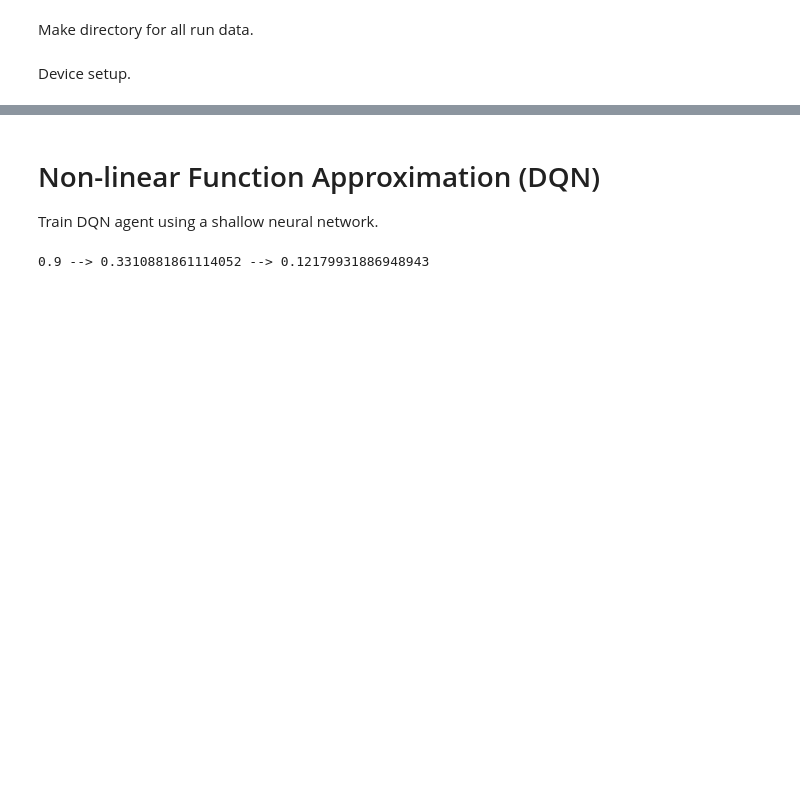
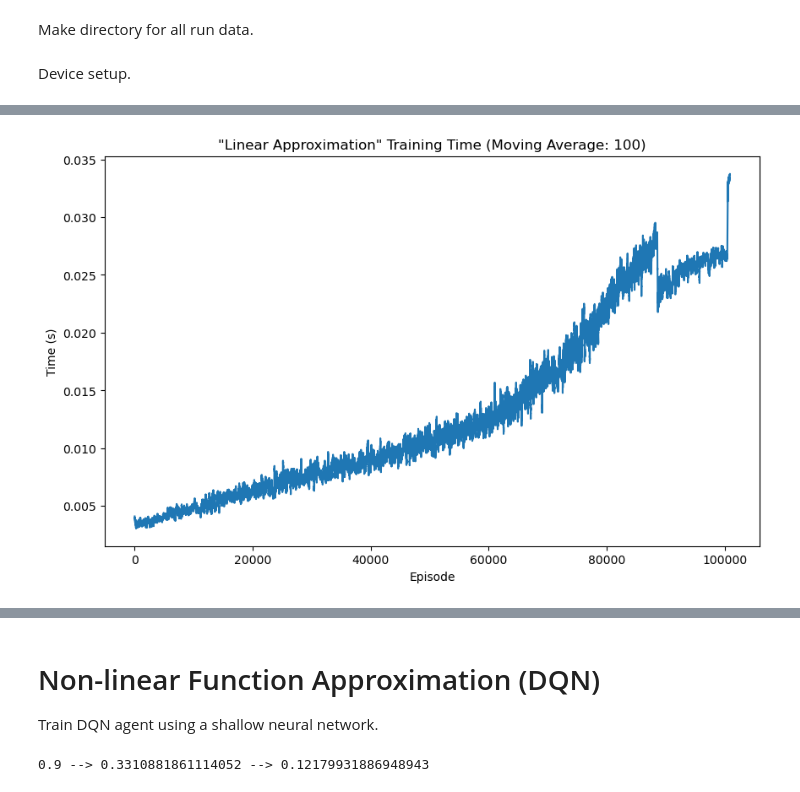
Before and after one commit to djm3622/RL-assignment1, a Jupyter notebook: RL_assignment1_part2.ipynb, the cells around one changed output, grey strips where cells are left out. Drawn from its saved outputs; the diff is of its cells as text; code cells hidden in the pictures; blank space fills up the shorter version.

Commit message:
Final push (hopefully). Everything besides policy iteration done...

```diff
--- a/RL_assignment1_part2.ipynb
+++ b/RL_assignment1_part2.ipynb
@@ -66,0 +69,13 @@ utils.device = Config.device
+# %%
+run_title = 'init'
+
+state_size = 4
+action_size = 2
+
+epsilon = 0.9    # change to 0 when testing acutal policy
+decay = 0.99998
+gamma = 0.9
+lr = 1e-5
+
+episodes = 150000
+logger = 1000
@@ -66,0 +86,2 @@ utils.device = Config.device
+# %%
+reward_log, time_log = np.zeros(episodes+1), np.zeros(episodes+1)
@@ -66,0 +120,4 @@ utils.device = Config.device
+# %%
+performance_logger.plot_time_progress(time_log[time_log != 0], '"Linear Approximation"', 100, f'{Config.direct}/{run_title}_linfunc_time.png')
+# %% [output]
+[figure, added]
```
Also changed, not shown: parts of 36 cells of this notebook, 34 other files.
